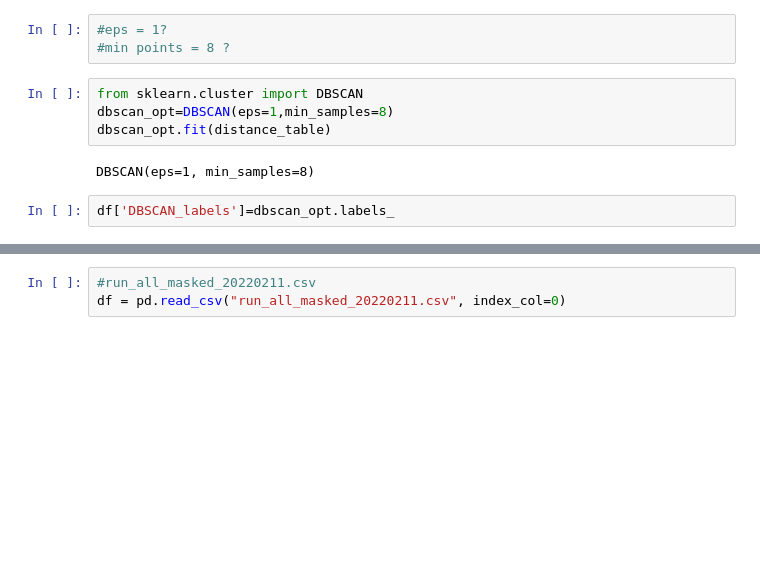
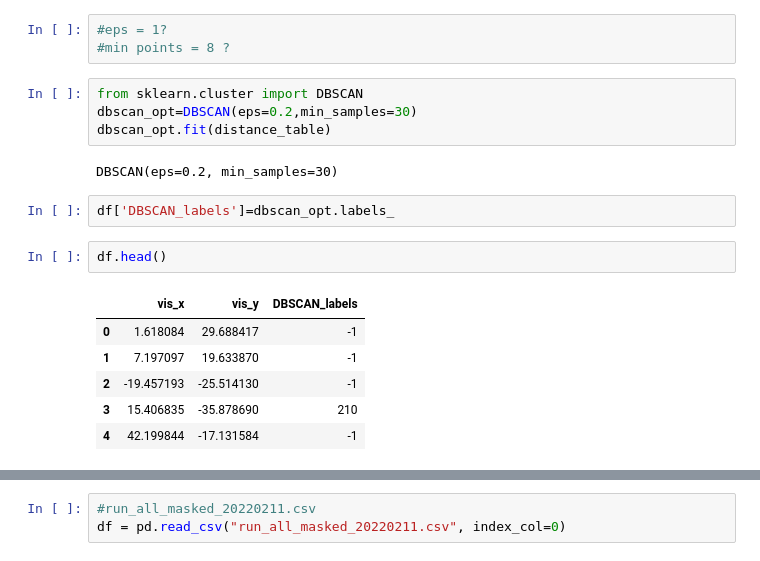
Before and after one commit to PravNJ/galah-test-nut, a Jupyter notebook: dbscan.ipynb, the cells around one changed output, grey strips where cells are left out. Cells and saved outputs as stored; diff of their text form; blank space fills up the shorter version.

```diff
--- a/dbscan.ipynb
+++ b/dbscan.ipynb
@@ -44,12 +44,21 @@ plt.show()
 #min points = 8 ?
 # %%
 from sklearn.cluster import DBSCAN
-dbscan_opt=DBSCAN(eps=1,min_samples=8)
+dbscan_opt=DBSCAN(eps=0.2,min_samples=30)
 dbscan_opt.fit(distance_table)
 # %% [output]
-DBSCAN(eps=1, min_samples=8)
+DBSCAN(eps=0.2, min_samples=30)
 # %%
 df['DBSCAN_labels']=dbscan_opt.labels_
+# %%
+df.head()
+# %% [output]
+|  | vis_x | vis_y | DBSCAN_labels |
+| 0 | 1.618084 | 29.688417 | -1 |
+| 1 | 7.197097 | 19.633870 | -1 |
+| 2 | -19.457193 | -25.514130 | -1 |
+| 3 | 15.406835 | -35.878690 | 210 |
+| 4 | 42.199844 | -17.131584 | -1 |
 # %%
 # Plotting resulting clusters
 colors=['purple','red','blue','green', 'yellow', 'gray', 'orange', 'olive']
```
Also changed, not shown: parts of 3 cells of this notebook.
